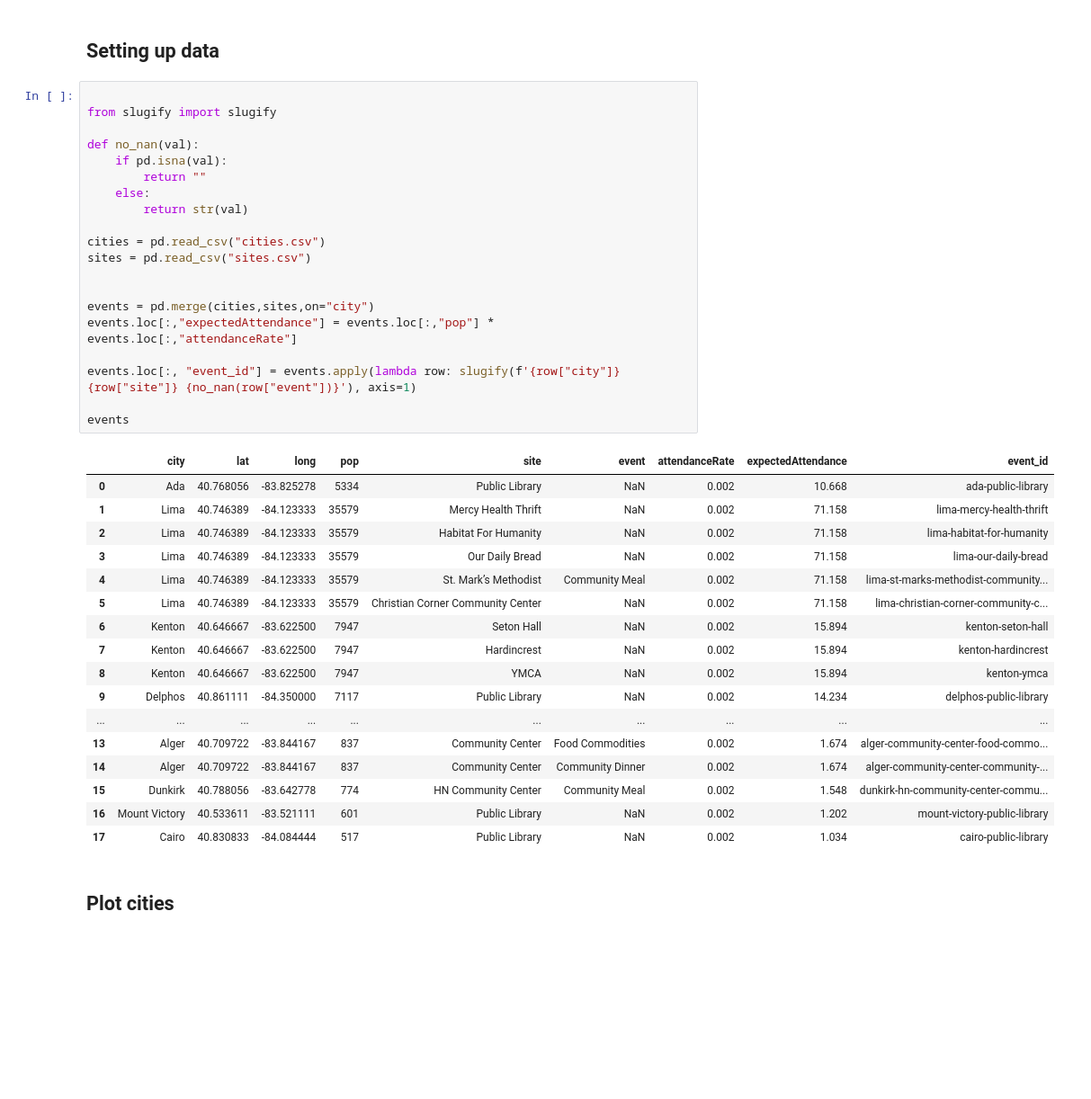
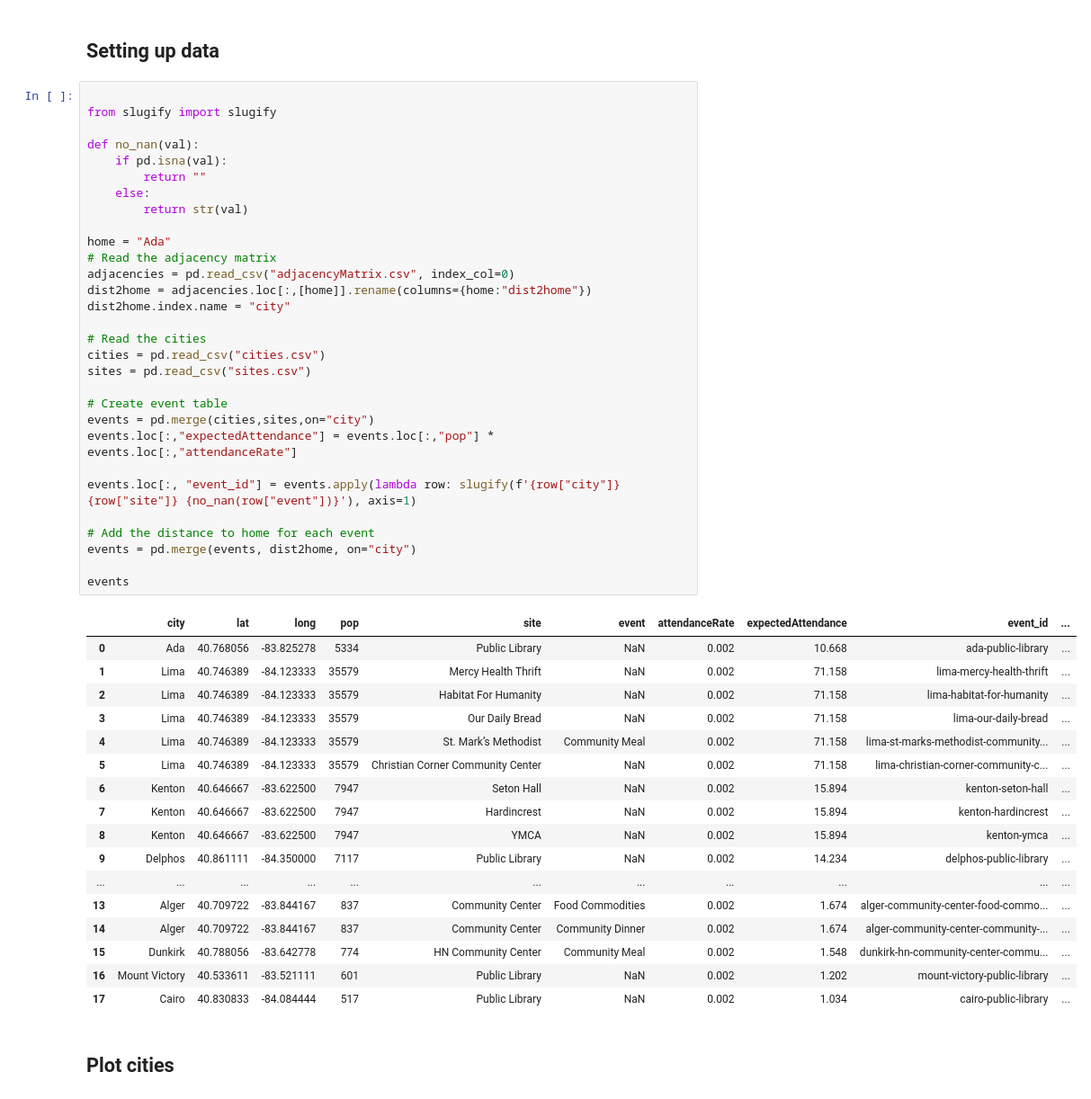
Before and after one commit to Human-Centered-Optimization-Lab/clinicOpt, a Jupyter notebook: locationSelection.ipynb, the cells around one changed output. Shown at 90% size. Drawn from its saved outputs; the diff is of its cells as text; blank space fills up the shorter version.

```diff
--- a/locationSelection.ipynb
+++ b/locationSelection.ipynb
@@ -72,41 +72,51 @@ def plot_cities(cities, marker_downscale_factor):
 # %%
 
 from slugify import slugify
 
 def no_nan(val):
     if pd.isna(val):
         return ""
     else:
         return str(val)
 
+home = "Ada"
+# Read the adjacency matrix
+adjacencies = pd.read_csv("adjacencyMatrix.csv", index_col=0)
+dist2home = adjacencies.loc[:,[home]].rename(columns={home:"dist2home"})
+dist2home.index.name = "city"
+
+# Read the cities
 cities = pd.read_csv("cities.csv")
 sites = pd.read_csv("sites.csv")
 
-
+# Create event table
 events = pd.merge(cities,sites,on="city")
 events.loc[:,"expectedAttendance"] = events.loc[:,"pop"] * events.loc[:,"attendanceRate"]
 
 events.loc[:, "event_id"] = events.apply(lambda row: slugify(f'{row["city"]} {row["site"]} {no_nan(row["event"])}'), axis=1)
 
+# Add the distance to home for each event
+events = pd.merge(events, dist2home, on="city")
+
 events
 # %% [output]
-|  | city | lat | long | pop | site | event | attendanceRate | expectedAttendance | event_id |
-| 0 | Ada | 40.768056 | -83.825278 | 5334 | Public Library | NaN | 0.002 | 10.668 | ada-public-library |
-| 1 | Lima | 40.746389 | -84.123333 | 35579 | Mercy Health Thrift | NaN | 0.002 | 71.158 | lima-mercy-health-thrift |
-| 2 | Lima | 40.746389 | -84.123333 | 35579 | Habitat For Humanity | NaN | 0.002 | 71.158 | lima-habitat-for-humanity |
-| 3 | Lima | 40.746389 | -84.123333 | 35579 | Our Daily Bread | NaN | 0.002 | 71.158 | lima-our-daily-bread |
-| 4 | Lima | 40.746389 | -84.123333 | 35579 | St. Mark’s Methodist | Community Meal | 0.002 | 71.158 | lima-st-marks-methodist-community... |
-| 5 | Lima | 40.746389 | -84.123333 | 35579 | Christian Corner Community Center | NaN | 0.002 | 71.158 | lima-christian-corner-community-c... |
-| 6 | Kenton | 40.646667 | -83.622500 | 7947 | Seton Hall | NaN | 0.002 | 15.894 | kenton-seton-hall |
-| 7 | Kenton | 40.646667 | -83.622500 | 7947 | Hardincrest | NaN | 0.002 | 15.894 | kenton-hardincrest |
-| 8 | Kenton | 40.646667 | -83.622500 | 7947 | YMCA | NaN | 0.002 | 15.894 | kenton-ymca |
-| 9 | Delphos | 40.861111 | -84.350000 | 7117 | Public Library | NaN | 0.002 | 14.234 | delphos-public-library |
-| ... | ... | ... | ... | ... | ... | ... | ... | ... | ... |
-| 13 | Alger | 40.709722 | -83.844167 | 837 | Community Center | Food Commodities | 0.002 | 1.674 | alger-community-center-food-commo... |
-| 14 | Alger | 40.709722 | -83.844167 | 837 | Community Center | Community Dinner | 0.002 | 1.674 | alger-community-center-community-... |
-| 15 | Dunkirk | 40.788056 | -83.642778 | 774 | HN Community Center | Community Meal | 0.002 | 1.548 | dunkirk-hn-community-center-commu... |
-| 16 | Mount Victory | 40.533611 | -83.521111 | 601 | Public Library | NaN | 0.002 | 1.202 | mount-victory-public-library |
-| 17 | Cairo | 40.830833 | -84.084444 | 517 | Public Library | NaN | 0.002 | 1.034 | cairo-public-library |
+|  | city | lat | long | pop | site | event | attendanceRate | expectedAttendance | event_id | ... |
+| 0 | Ada | 40.768056 | -83.825278 | 5334 | Public Library | NaN | 0.002 | 10.668 | ada-public-library | ... |
+| 1 | Lima | 40.746389 | -84.123333 | 35579 | Mercy Health Thrift | NaN | 0.002 | 71.158 | lima-mercy-health-thrift | ... |
+| 2 | Lima | 40.746389 | -84.123333 | 35579 | Habitat For Humanity | NaN | 0.002 | 71.158 | lima-habitat-for-humanity | ... |
+| 3 | Lima | 40.746389 | -84.123333 | 35579 | Our Daily Bread | NaN | 0.002 | 71.158 | lima-our-daily-bread | ... |
+| 4 | Lima | 40.746389 | -84.123333 | 35579 | St. Mark’s Methodist | Community Meal | 0.002 | 71.158 | lima-st-marks-methodist-community... | ... |
+| 5 | Lima | 40.746389 | -84.123333 | 35579 | Christian Corner Community Center | NaN | 0.002 | 71.158 | lima-christian-corner-community-c... | ... |
+| 6 | Kenton | 40.646667 | -83.622500 | 7947 | Seton Hall | NaN | 0.002 | 15.894 | kenton-seton-hall | ... |
+| 7 | Kenton | 40.646667 | -83.622500 | 7947 | Hardincrest | NaN | 0.002 | 15.894 | kenton-hardincrest | ... |
+| 8 | Kenton | 40.646667 | -83.622500 | 7947 | YMCA | NaN | 0.002 | 15.894 | kenton-ymca | ... |
+| 9 | Delphos | 40.861111 | -84.350000 | 7117 | Public Library | NaN | 0.002 | 14.234 | delphos-public-library | ... |
+| ... | ... | ... | ... | ... | ... | ... | ... | ... | ... | ... |
+| 13 | Alger | 40.709722 | -83.844167 | 837 | Community Center | Food Commodities | 0.002 | 1.674 | alger-community-center-food-commo... | ... |
+| 14 | Alger | 40.709722 | -83.844167 | 837 | Community Center | Community Dinner | 0.002 | 1.674 | alger-community-center-community-... | ... |
+| 15 | Dunkirk | 40.788056 | -83.642778 | 774 | HN Community Center | Community Meal | 0.002 | 1.548 | dunkirk-hn-community-center-commu... | ... |
+| 16 | Mount Victory | 40.533611 | -83.521111 | 601 | Public Library | NaN | 0.002 | 1.202 | mount-victory-public-library | ... |
+| 17 | Cairo | 40.830833 | -84.084444 | 517 | Public Library | NaN | 0.002 | 1.034 | cairo-public-library | ... |
 # %% [markdown]
 ## Plot cities
 # %%
```
Also changed, not shown: parts of 3 cells of this notebook, 1 other file.
